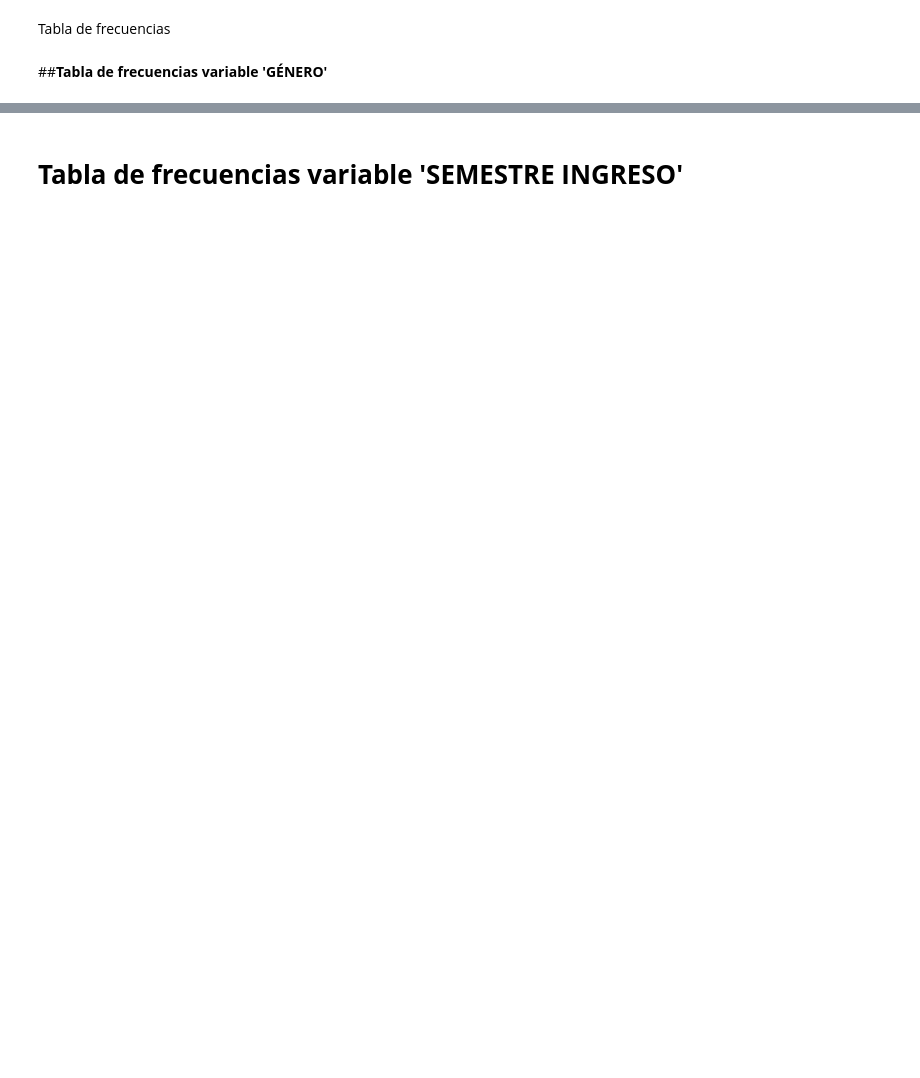
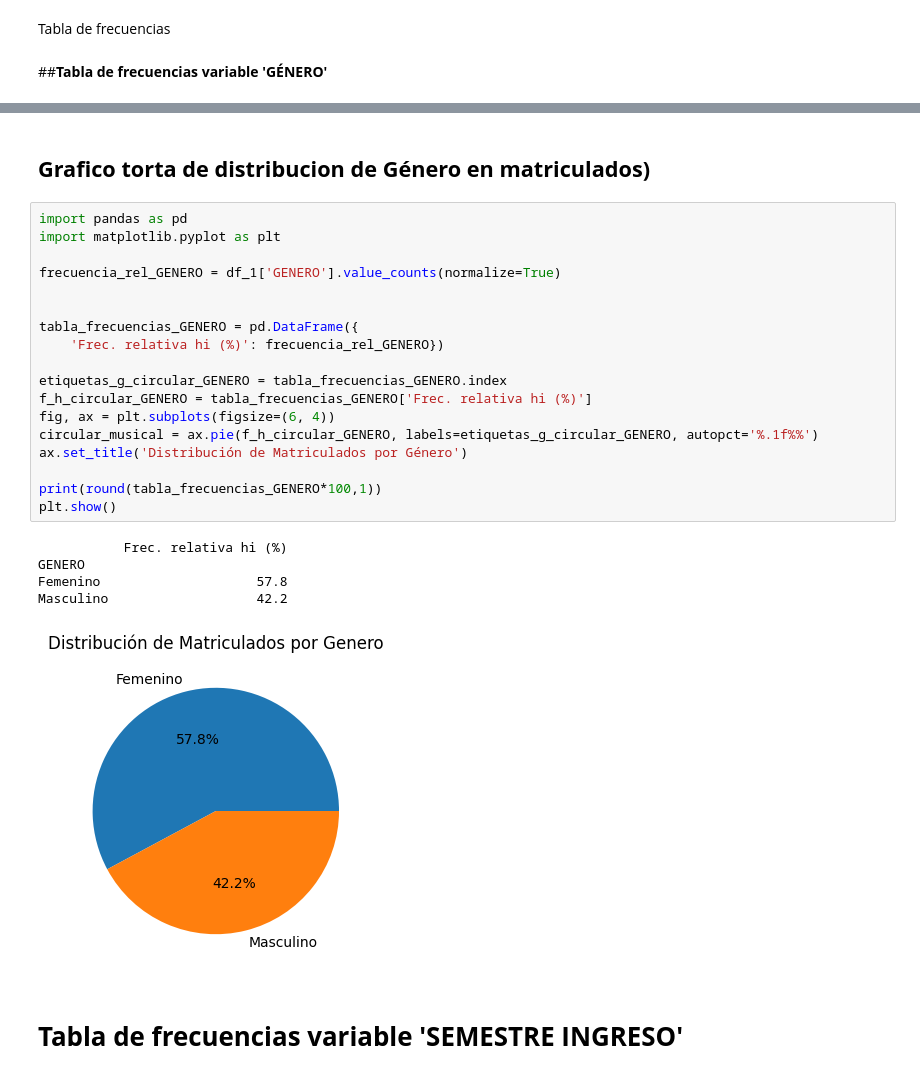
Before and after one commit to VincentiusFarenden/Estadistica-Descriptiva, a Jupyter notebook: TRABAJO TALLER 1/Trabajo_Practico.ipynb, the cells around one changed output, grey strips where cells are left out. Saved outputs shown, nothing was run; the diff lists cells and outputs as text; blank space fills up the shorter version.

```diff
--- a/TRABAJO TALLER 1/Trabajo_Practico.ipynb
+++ b/TRABAJO TALLER 1/Trabajo_Practico.ipynb
@@ -262,2 +312,28 @@ Tabla de frecuencias
+# %% [markdown]
+## **Grafico torta de distribucion de Género en matriculados)**
+# %%
+import pandas as pd
+import matplotlib.pyplot as plt
+
+frecuencia_rel_GENERO = df_1['GENERO'].value_counts(normalize=True)
+
+
+tabla_frecuencias_GENERO = pd.DataFrame({
+    'Frec. relativa hi (%)': frecuencia_rel_GENERO})
+
+etiquetas_g_circular_GENERO = tabla_frecuencias_GENERO.index
+f_h_circular_GENERO = tabla_frecuencias_GENERO['Frec. relativa hi (%)']
+fig, ax = plt.subplots(figsize=(6, 4))
+circular_musical = ax.pie(f_h_circular_GENERO, labels=etiquetas_g_circular_GENERO, autopct='%.1f%%')
+ax.set_title('Distribución de Matriculados por Género')
+
+print(round(tabla_frecuencias_GENERO*100,1))
+plt.show()
+# %% [output]
+           Frec. relativa hi (%)
+GENERO
+Femenino                    57.8
+Masculino                   42.2
+[figure, added]
 # %% [markdown]
 # **Tabla de frecuencias variable 'SEMESTRE INGRESO'**
```
Also changed, not shown: parts of 27 cells of this notebook, 1 other file.
